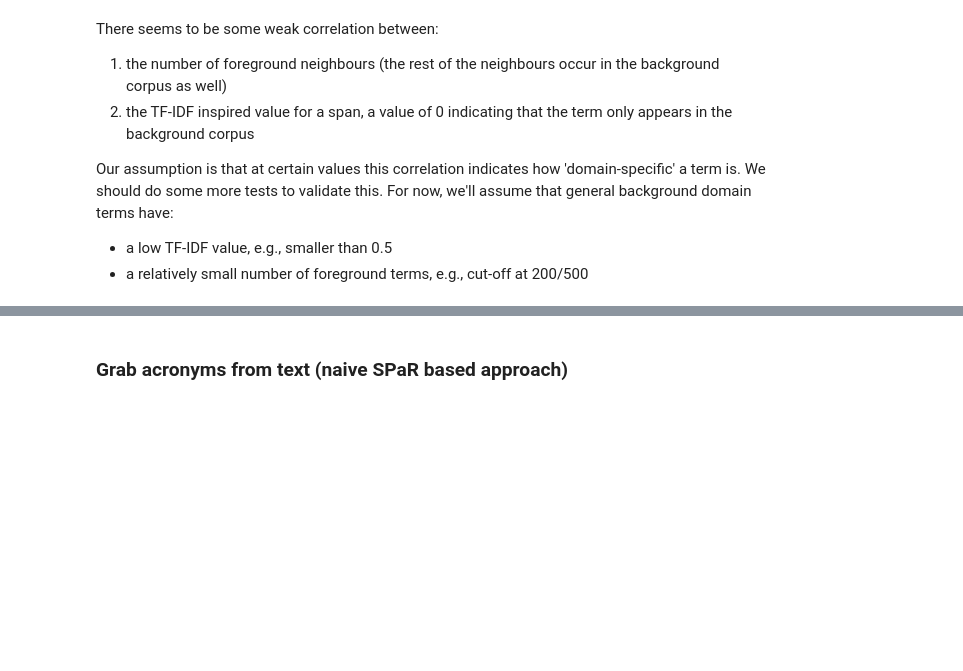
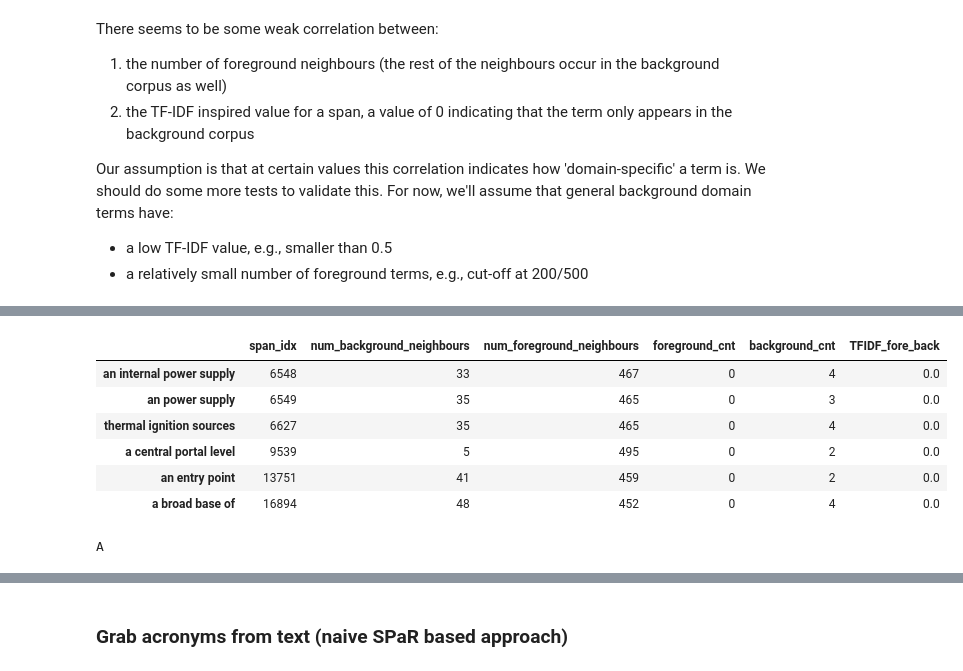
Before and after one commit to rubenkruiper/irec, a Jupyter notebook: 1. Term Extraction.ipynb, the cells around one changed output, grey strips where cells are left out. Saved outputs shown, nothing was run; the diff lists cells and outputs as text; code cells hidden in the pictures; blank space fills up the shorter version.

```diff
--- a/1. Term Extraction.ipynb
+++ b/1. Term Extraction.ipynb
@@ -780,0 +811,17 @@ ood_terms = span_features_df[(span_features_df['TFIDF_fore_back'] < min_TFIDF_va
+# %%
+# Example terms BOTTOM RIGHT of the plot (expecting general domain)
+bottom = span_features_df['TFIDF_fore_back'] < .1 * min_TFIDF_value
+right = span_features_df['num_foreground_neighbours'] > 250 + min_num_foreground_neighbours
+span_features_df.loc[bottom & right]
+# %% [output]
+|  | span_idx | num_background_neighbours | num_foreground_neighbours | foreground_cnt | background_cnt | TFIDF_fore_back |
+| an internal power supply | 6548 | 33 | 467 | 0 | 4 | 0.0 |
+| an power supply | 6549 | 35 | 465 | 0 | 3 | 0.0 |
+| thermal ignition sources | 6627 | 35 | 465 | 0 | 4 | 0.0 |
+| a central portal level | 9539 | 5 | 495 | 0 | 2 | 0.0 |
+| an entry point | 13751 | 41 | 459 | 0 | 2 | 0.0 |
+| a broad base of | 16894 | 48 | 452 | 0 | 4 | 0.0 |
+# %%
+print(chr(97 + 0).upper())
+# %% [output]
+A
```
Also changed, not shown: parts of 21 cells of this notebook, 1 other file.
